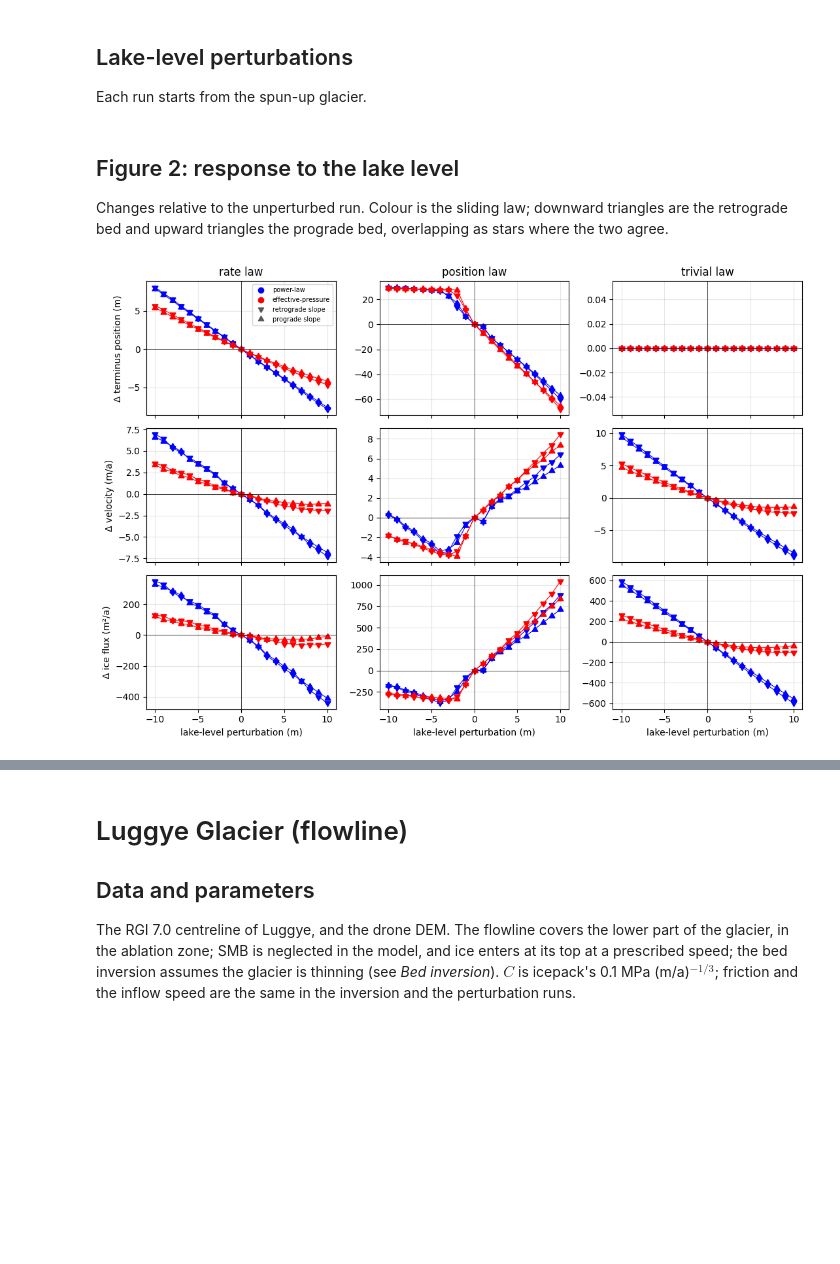
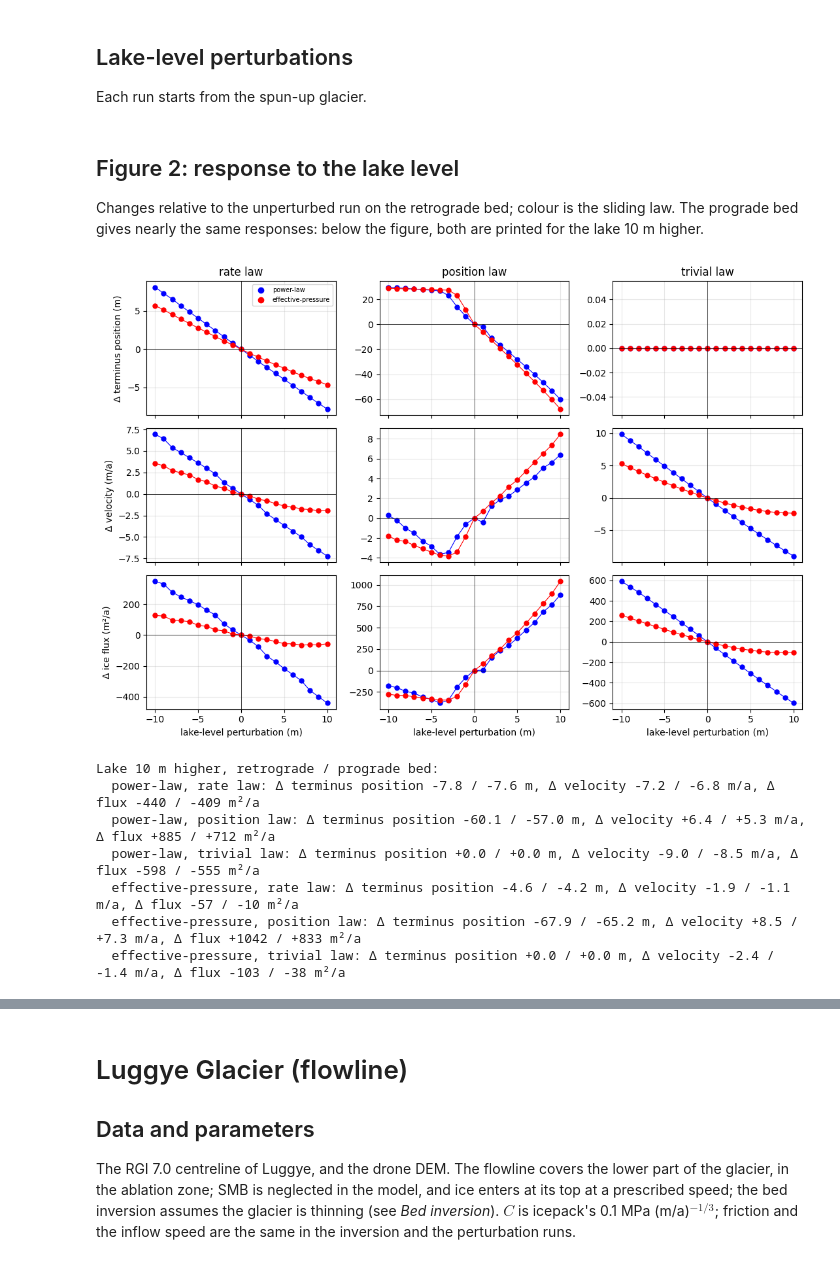
Before and after one commit to chrismiele/glimmer, a Jupyter notebook: issm/lake_terminating_ISSM_JGR_run.ipynb, the cells around one changed output, grey strips where cells are left out. Cells and saved outputs as stored; diff of their text form; code cells hidden in the pictures; blank space fills up the shorter version.

```diff
--- a/issm/lake_terminating_ISSM_JGR_run.ipynb
+++ b/issm/lake_terminating_ISSM_JGR_run.ipynb
@@ -325,7 +331,7 @@ for sliding_law in sliding_laws:
     for direction in directions:
         for calving_law in calving_laws:
             r = saved.setdefault((sliding_law, direction, calving_law), {'L': [], 'u_t': [], 'flux': []})
-            for offset in tqdm.tqdm(offsets[len(r['L']):], desc = f'{sliding_law}, {direction}, {calving_law}'):
+            for offset in tqdm.tqdm(offsets[len(r['L']):], desc = f'{sliding_law}, {direction}, {calving_law}', disable = len(r['L']) == len(offsets)):
                 spinup = saved[(sliding_law, direction)]
                 md = flowline_mesh(model(), x_nodes)
                 md = initialize_model(md, moving_front = False, bed = beds[direction], thickness = spinup['H'], **params)
@@ -337,32 +343,43 @@ for sliding_law in sliding_laws:
 # %% [markdown]
 ## Figure 2: response to the lake level
 
-Changes relative to the unperturbed run. Colour is the sliding law; downward triangles are the retrograde bed and upward triangles the prograde bed, overlapping as stars where the two agree.
+Changes relative to the unperturbed run on the retrograde bed; colour is the sliding law. The prograde bed gives nearly the same responses: below the figure, both are printed for the lake 10 m higher.
 # %%
 colors = {'power-law': 'blue', 'effective-pressure': 'red'}
-markers = {'retrograde': (3, 0, 180), 'prograde': (3, 0, 0)}
-
 fig, axes = plt.subplots(3, 3, figsize = (11, 7.5), sharex = True)
 for j, calving_law in enumerate(calving_laws):
     for sliding_law in sliding_laws:
-        for direction in directions:
-            r = saved[(sliding_law, direction, calving_law)]
-            for i, key in enumerate(['L', 'u_t', 'flux']):
-                y = np.array(r[key])
-                axes[i, j].plot(offsets, y - y[offsets == 0], color = colors[sliding_law],
-                                marker = markers[direction], markersize = 7.5, linewidth = 0.8)
+        r = saved[(sliding_law, 'retrograde', calving_law)]
+        for i, key in enumerate(['L', 'u_t', 'flux']):
+            y = np.array(r[key])
+            axes[i, j].plot(offsets, y - y[offsets == 0], color = colors[sliding_law], marker = 'o', markersize = 5, linewidth = 0.8)
     axes[0, j].set_title(calving_law)
     axes[2, j].set_xlabel('lake-level perturbation (m)')
 for i, label in enumerate(['Δ terminus position (m)', 'Δ velocity (m/a)', 'Δ ice flux (m²/a)']):
     axes[i, 0].set_ylabel(label)
 for ax in axes.ravel():
     ax.axhline(0, color = 'k', linewidth = 0.5)
     ax.axvline(0, color = 'k', linewidth = 0.5)
     ax.grid(alpha = 0.3)
-handles = [Line2D([], [], color = colors[s], marker = 'o', linewidth = 0, label = s) for s in sliding_laws]
-handles += [Line2D([], [], color = '0.35', marker = markers[d], markersize = 7, linewidth = 0, label = f'{d} slope') for d in directions]
-axes[0, 0].legend(handles = handles, fontsize = 7)
+axes[0, 0].legend(handles = [Line2D([], [], color = colors[s], marker = 'o', linewidth = 0, label = s) for s in sliding_laws], fontsize = 7)
 plt.tight_layout()
 plt.show()
+
+def change_at(r, key, offset): #change from the unperturbed run at a lake-level offset
+    y = np.array(r[key])
+    return (y[offsets == offset] - y[offsets == 0])[0]
+print('Lake 10 m higher, retrograde / prograde bed:')
+for sliding_law in sliding_laws:
+    for calving_law in calving_laws:
+        r, p = [saved[(sliding_law, direction, calving_law)] for direction in ['retrograde', 'prograde']]
+        print(f'  {sliding_law}, {calving_law}: ' + ', '.join(f'{name} {change_at(r, key, 10):+.{digits}f} / {change_at(p, key, 10):+.{digits}f} {unit}' for key, name, digits, unit in
+                                                             [('L', 'Δ terminus position', 1, 'm'), ('u_t', 'Δ velocity', 1, 'm/a'), ('flux', 'Δ flux', 0, 'm²/a')]))
 # %% [output]
-[figure, old version]
+[figure, new version]
+Lake 10 m higher, retrograde / prograde bed:
+  power-law, rate law: Δ terminus position -7.8 / -7.6 m, Δ velocity -7.2 / -6.8 m/a, Δ flux -440 / -409 m²/a
+  power-law, position law: Δ terminus position -60.1 / -57.0 m, Δ velocity +6.4 / +5.3 m/a, Δ flux +885 / +712 m²/a
+  power-law, trivial law: Δ terminus position +0.0 / +0.0 m, Δ velocity -9.0 / -8.5 m/a, Δ flux -598 / -555 m²/a
+  effective-pressure, rate law: Δ terminus position -4.6 / -4.2 m, Δ velocity -1.9 / -1.1 m/a, Δ flux -57 / -10 m²/a
+  effective-pressure, position law: Δ terminus position -67.9 / -65.2 m, Δ velocity +8.5 / +7.3 m/a, Δ flux +1042 / +833 m²/a
+  effective-pressure, trivial law: Δ terminus position +0.0 / +0.0 m, Δ velocity -2.4 / -1.4 m/a, Δ flux -103 / -38 m²/a
```
Also changed, not shown: parts of 58 cells of this notebook.
